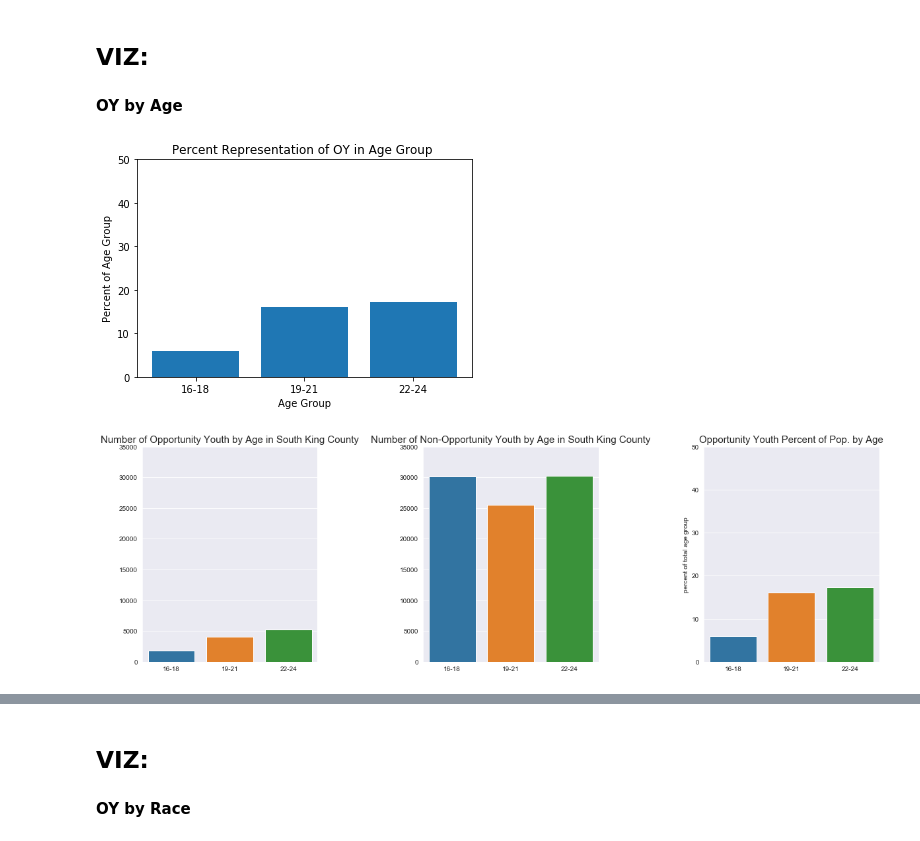
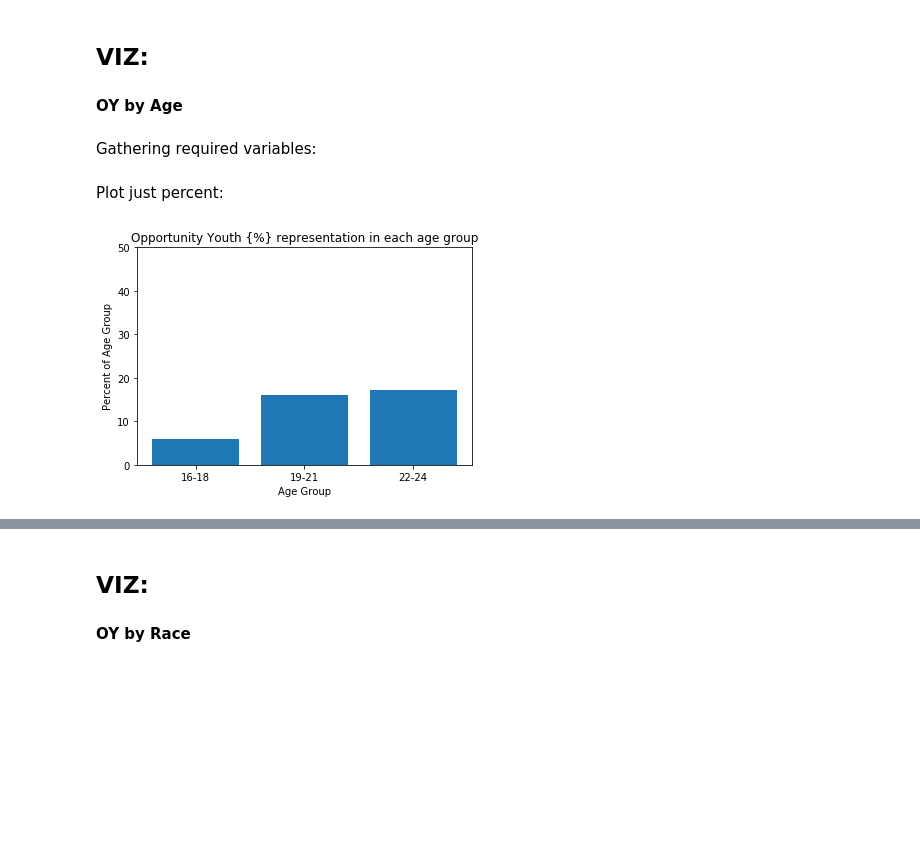
Before and after one commit to sam-thurman/dsc-mod-1-project-seattle-ds, a Jupyter notebook: notebooks/exploratory/02_samt_v2_exploratory.ipynb, the cells around one changed output, grey strips where cells are left out. Cells and saved outputs as stored; diff of their text form; code cells hidden in the pictures; blank space fills up the shorter version.

Commit message:
fully translated viz page into scripts (numeric_visualizations.py) and created folderviz_scripts. Moved script into viz_scripts

```diff
--- a/notebooks/exploratory/02_samt_v2_exploratory.ipynb
+++ b/notebooks/exploratory/02_samt_v2_exploratory.ipynb
@@ -43,26 +37,13 @@ viz.plot_16_v_20()
 # %% [markdown]
 ## VIZ:
 #### OY by Age
-# %%
-viz.plot_oy_by_age(age_df_dict)
-# %% [output]
-[figure, removed]
-# %%
-sns.set_style("darkgrid")
-fig, axes = plt.subplots(1, 3, figsize=(20,6))
-axes[0].set_ylim(0,35000)
-axes[1].set_ylim(0,35000)
-axes[2].set_ylim(0,50)
-sns.barplot(y = oy_age_group_val_list,
-            x = age_group_strings,
-            ax = axes[0]).set_title('Number of Opportunity Youth by Age in South King County', fontsize=15)
-sns.barplot(y = ay_age_group_val_list,
-            x = age_group_strings,
-            ax = axes[1]).set_title('Number of Non-Opportunity Youth by Age in South King County', fontsize=15)
-sns.barplot(y = [x*100 for x in oy_percentage_of_age_pop],
-            x = age_group_strings,
-            ax = axes[2]).set_title('Opportunity Youth Percent of Pop. by Age', fontsize=15)
-axes[2].set_ylabel('percent of total age group')
-plt.subplots_adjust(wspace = 0.6)
-# %% [output]
-[figure, removed]
+# %% [markdown]
+Gathering required variables:
+# %%
+ay_age_group_val_list, oy_age_group_val_list, oy_percentage_of_age_pop, age_group_strings = viz.get_age_plot_reqs(age_df_dict)
+# %% [markdown]
+Plot just percent:
+# %%
+viz.plot_percent_oy_by_age(oy_percentage_of_age_pop, age_group_strings)
+# %% [output]
+[figure, added]
```
Also changed, not shown: parts of 15 cells of this notebook, 2 other files.
